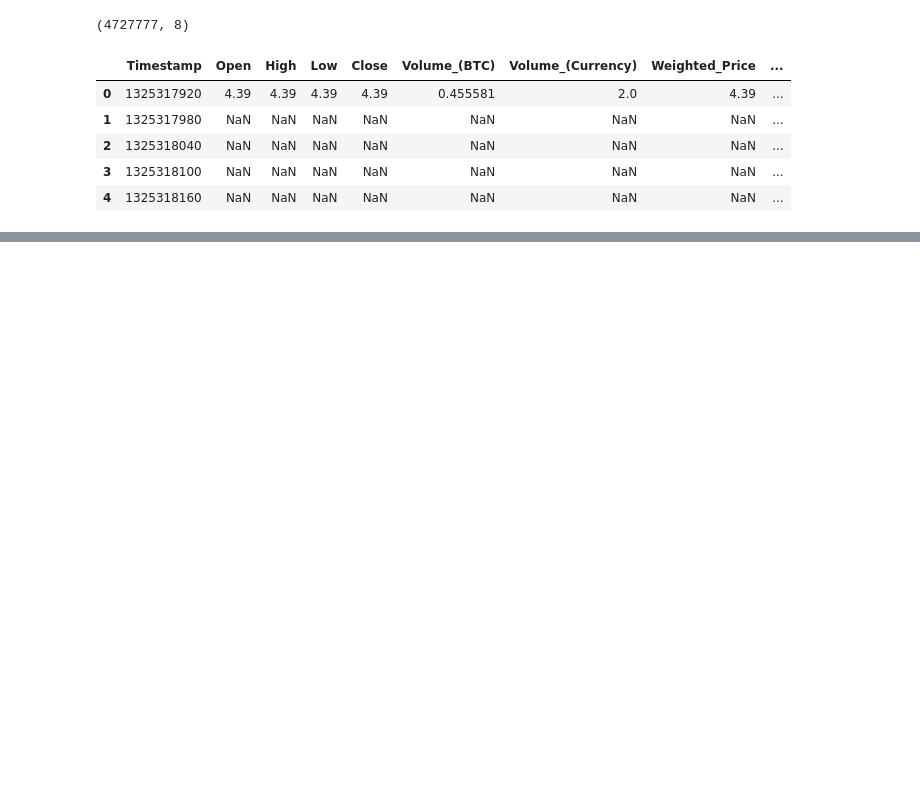
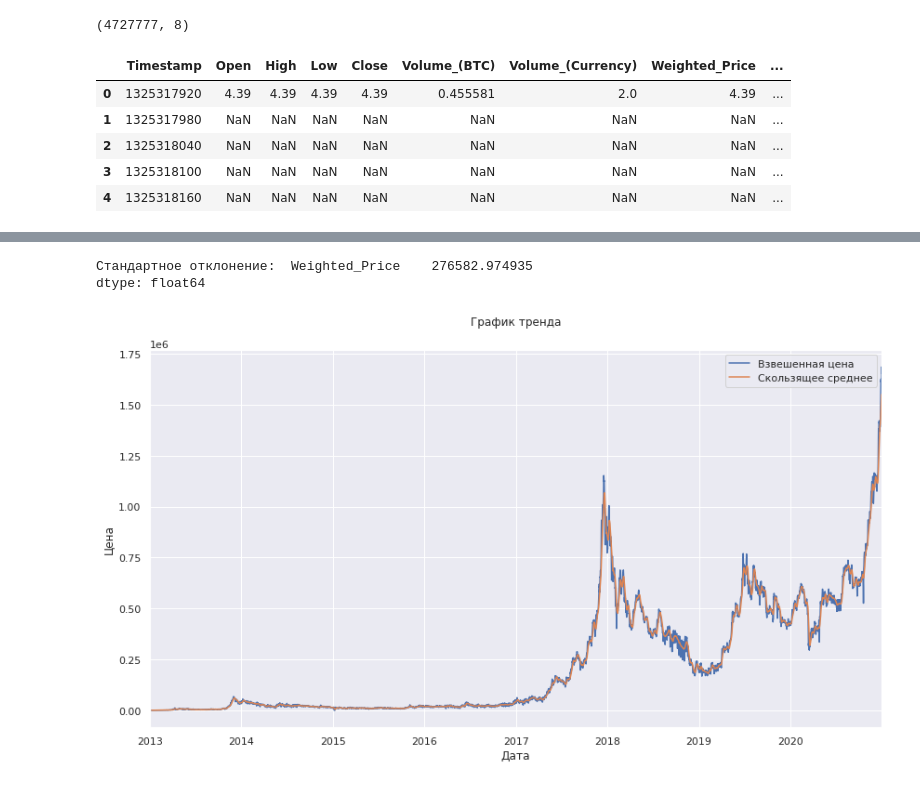
Before and after one commit to AxelVas/Analytics_of_price_BTC, a Jupyter notebook: BTC_analysis_2012_2021.ipynb, the cells around one changed output, grey strips where cells are left out. Saved outputs shown, nothing was run; the diff lists cells and outputs as text; code cells hidden in the pictures; blank space fills up the shorter version.

```diff
--- a/BTC_analysis_2012_2021.ipynb
+++ b/BTC_analysis_2012_2021.ipynb
@@ -108,0 +335,7 @@ plt.show()
+# %%
+data_res = data[['Datetime','Weighted_Price']].copy()
+data_res['Datetime']=pd.to_datetime(data_res['Datetime'])
+data_res.dropna(axis=0, inplace=True)
+data_res.index = data_res['Datetime']
+data_res= data_res.drop('Datetime', axis=1)
+data_res.head()
@@ -108,0 +361,4 @@ plt.show()
+# %%
+data_res=data_res.resample('1H').sum()
+data_res=data_res.sort_index(ascending=True)
+data_res.head()
@@ -108,0 +385,20 @@ plt.show()
+# %%
+from statsmodels.tsa.seasonal import seasonal_decompose
+decomposed=seasonal_decompose(data_res)
+# %%
+# Зададим стиль графиков
+sns.set_style('darkgrid')
+sns.set(rc={'figure.figsize':(10.8,5.5)})
+# %%
+decomposed.trend.plot(ax=plt.gca(),figsize=(12,6))
+decomposed.trend.resample('1D').mean().rolling(7).mean().plot(ax=plt.gca(),figsize=(12,7))
+plt.legend(['Взвешенная цена', 'Скользящее среднее'])
+plt.title('График тренда', y=1.05)
+plt.xlabel('Дата')
+plt.ylabel('Цена')
+plt.tight_layout()
+print('Стандартное отклонение: ',decomposed.trend.std())
+# %% [output]
+Стандартное отклонение:  Weighted_Price    276582.974935
+dtype: float64
+[figure, added]
```
Also changed, not shown: parts of 156 cells of this notebook.
